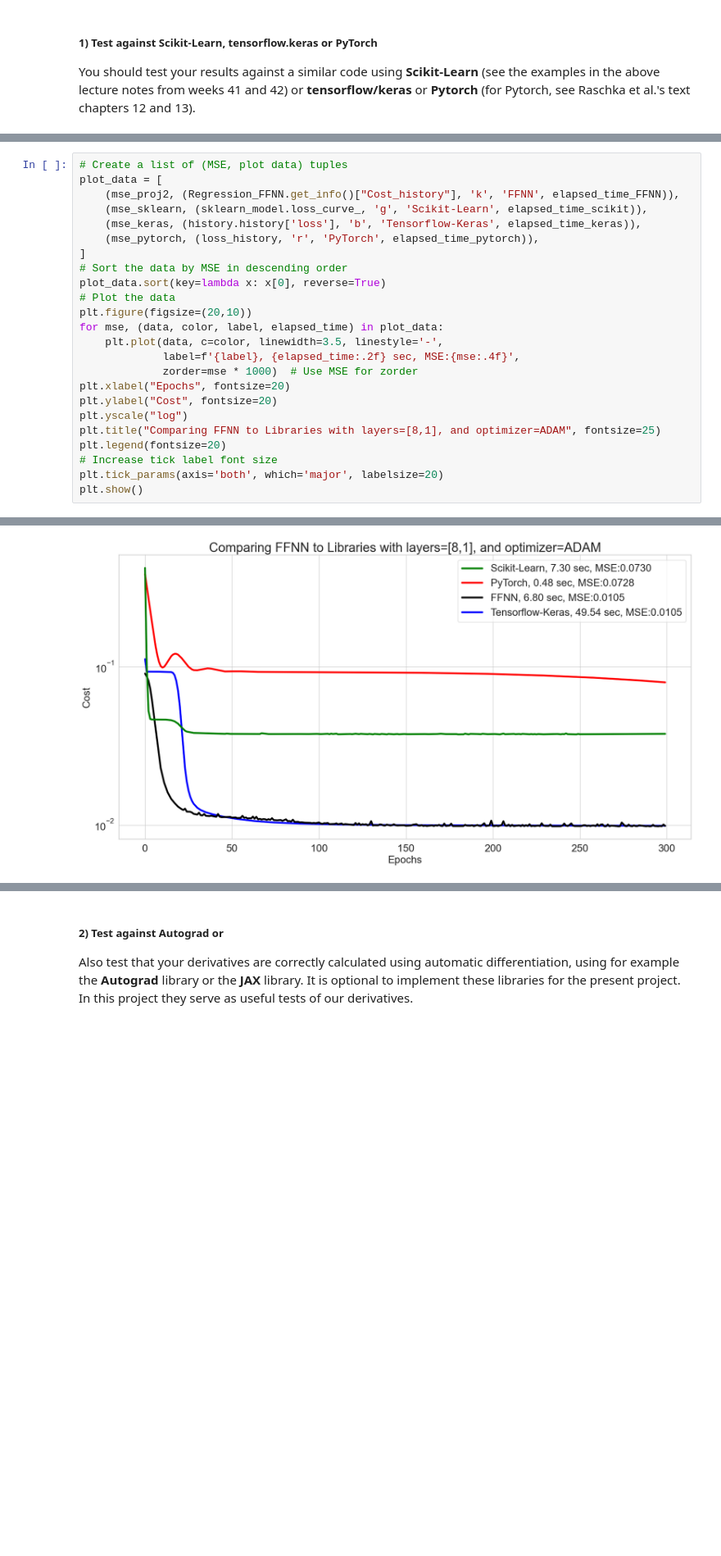
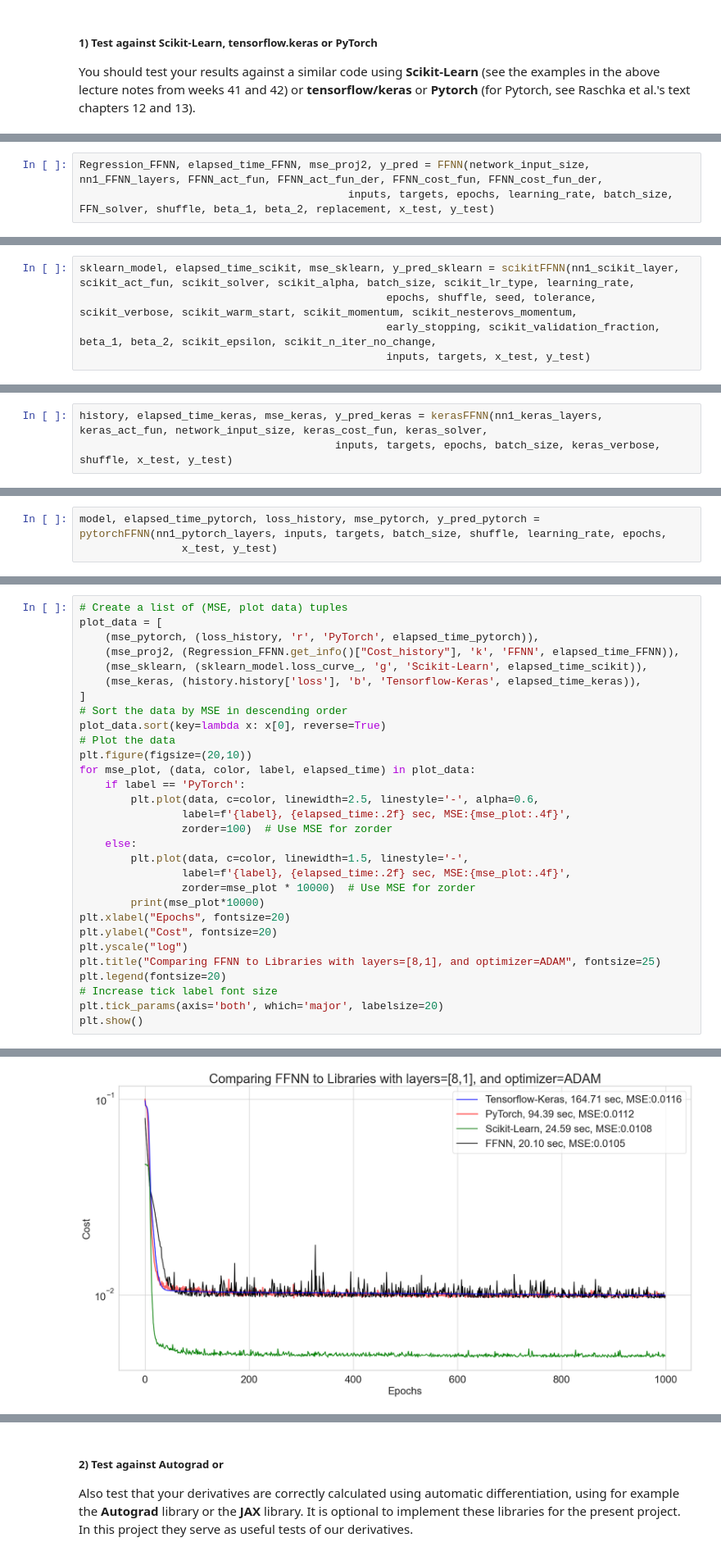
Before and after one commit to kjes4pres/Project_2_FYSSTK, a Jupyter notebook: Code/main/c.ipynb, the cells around one changed output, grey strips where cells are left out. Shown at 82% size. Drawn from its saved outputs; the diff is of its cells as text; blank space fills up the shorter version.

```diff
--- a/Code/main/c.ipynb
+++ b/Code/main/c.ipynb
@@ -355,0 +295,3 @@ Elapsed time: 7.30 seconds
+# %%
+Regression_FFNN, elapsed_time_FFNN, mse_proj2, y_pred = FFNN(network_input_size, nn1_FFNN_layers, FFNN_act_fun, FFNN_act_fun_der, FFNN_cost_fun, FFNN_cost_fun_der,
+                                          inputs, targets, epochs, learning_rate, batch_size, FFN_solver, shuffle, beta_1, beta_2, replacement, x_test, y_test)
@@ -355,0 +348,5 @@ Elapsed time: 7.30 seconds
+# %%
+sklearn_model, elapsed_time_scikit, mse_sklearn, y_pred_sklearn = scikitFFNN(nn1_scikit_layer, scikit_act_fun, scikit_solver, scikit_alpha, batch_size, scikit_lr_type, learning_rate,
+                                                epochs, shuffle, seed, tolerance, scikit_verbose, scikit_warm_start, scikit_momentum, scikit_nesterovs_momentum,
+                                                early_stopping, scikit_validation_fraction, beta_1, beta_2, scikit_epsilon, scikit_n_iter_no_change,
+                                                inputs, targets, x_test, y_test)
@@ -501,0 +408,3 @@ Elapsed time: 0.48 seconds
+# %%
+history, elapsed_time_keras, mse_keras, y_pred_keras = kerasFFNN(nn1_keras_layers, keras_act_fun, network_input_size, keras_cost_fun, keras_solver,
+                                        inputs, targets, epochs, batch_size, keras_verbose, shuffle, x_test, y_test)
@@ -501,0 +510,3 @@ Elapsed time: 0.48 seconds
+# %%
+model, elapsed_time_pytorch, loss_history, mse_pytorch, y_pred_pytorch = pytorchFFNN(nn1_pytorch_layers, inputs, targets, batch_size, shuffle, learning_rate, epochs,
+                x_test, y_test)
@@ -502,19 +517,25 @@ Elapsed time: 0.48 seconds
 # %%
 # Create a list of (MSE, plot data) tuples
 plot_data = [
+    (mse_pytorch, (loss_history, 'r', 'PyTorch', elapsed_time_pytorch)),
     (mse_proj2, (Regression_FFNN.get_info()["Cost_history"], 'k', 'FFNN', elapsed_time_FFNN)),
     (mse_sklearn, (sklearn_model.loss_curve_, 'g', 'Scikit-Learn', elapsed_time_scikit)),
     (mse_keras, (history.history['loss'], 'b', 'Tensorflow-Keras', elapsed_time_keras)),
-    (mse_pytorch, (loss_history, 'r', 'PyTorch', elapsed_time_pytorch)),
 ]
 # Sort the data by MSE in descending order
 plot_data.sort(key=lambda x: x[0], reverse=True)
 # Plot the data
 plt.figure(figsize=(20,10))
-for mse, (data, color, label, elapsed_time) in plot_data:
-    plt.plot(data, c=color, linewidth=3.5, linestyle='-',
-             label=f'{label}, {elapsed_time:.2f} sec, MSE:{mse:.4f}',
-             zorder=mse * 1000)  # Use MSE for zorder
+for mse_plot, (data, color, label, elapsed_time) in plot_data:
+    if label == 'PyTorch':
+        plt.plot(data, c=color, linewidth=2.5, linestyle='-', alpha=0.6,
+                label=f'{label}, {elapsed_time:.2f} sec, MSE:{mse_plot:.4f}',
+                zorder=100)  # Use MSE for zorder
+    else:
+        plt.plot(data, c=color, linewidth=1.5, linestyle='-',
+                label=f'{label}, {elapsed_time:.2f} sec, MSE:{mse_plot:.4f}',
+                zorder=mse_plot * 10000)  # Use MSE for zorder
+        print(mse_plot*10000)
 plt.xlabel("Epochs", fontsize=20)
 plt.ylabel("Cost", fontsize=20)
 plt.yscale("log")
@@ -527,4 +551,4 @@ plt.show()
-[figure, old version]
+[figure, new version]
 # %%
 plt.plot(x_test, y_pred, ".", label="1 layer NN Prediction after 100000 epochs")
 plt.plot(x_test, y_pred_sklearn, ".", label="2 layer NN Prediction after 100000 epochs")
```
Also changed, not shown: parts of 33 cells of this notebook, 2 other files.
